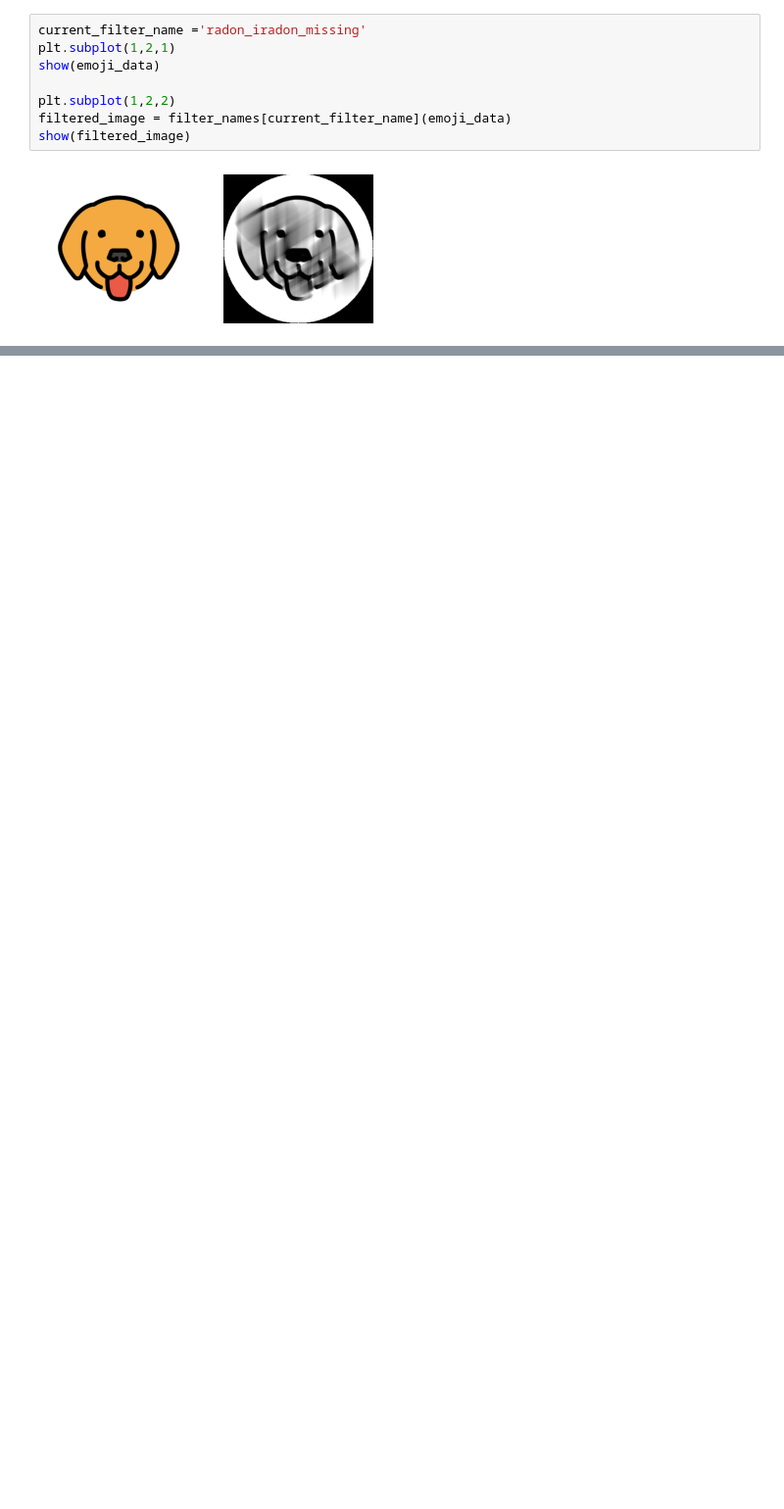
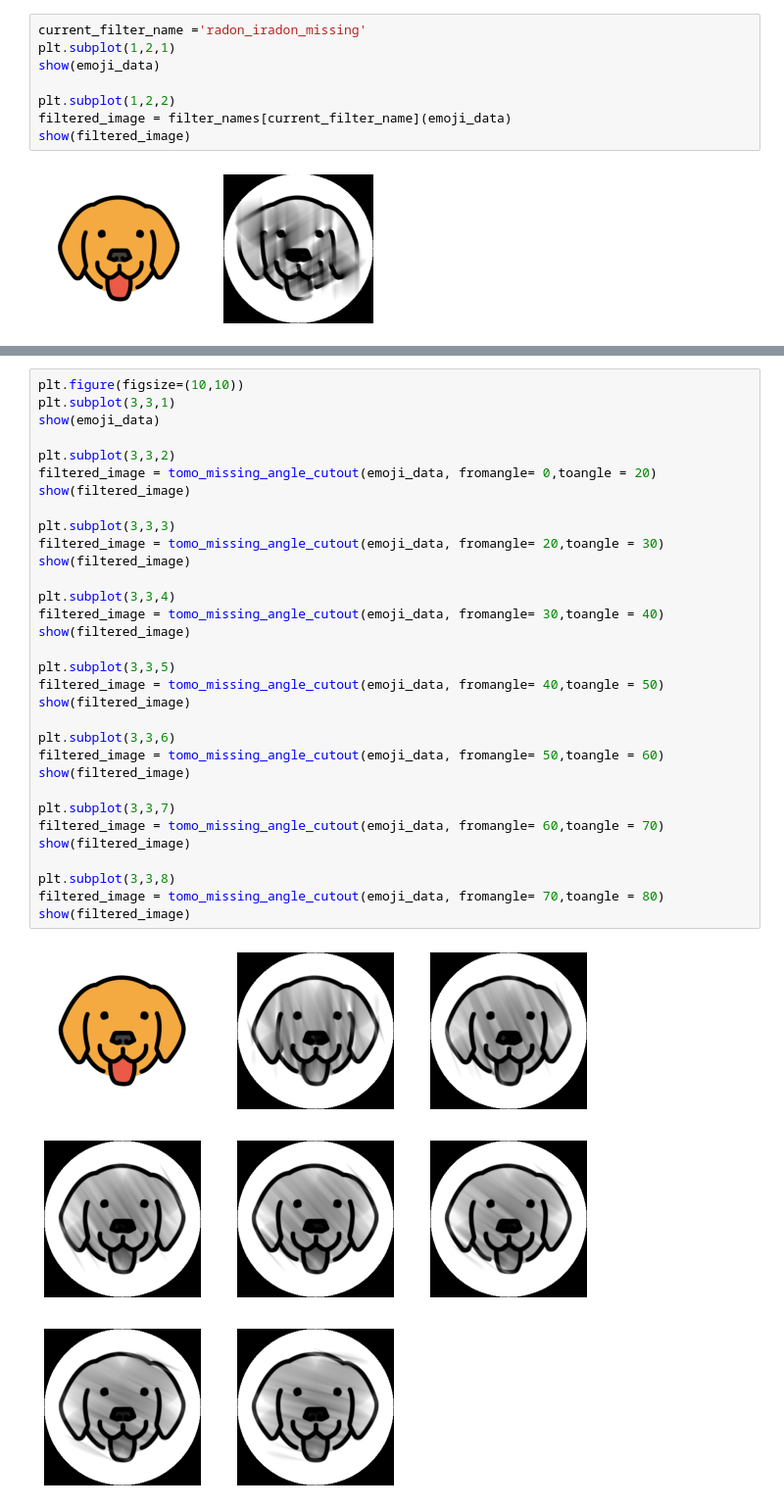
Before and after one commit to kolibril13/pyscript-emoji-skimage, a Jupyter notebook: pr-preview/pr-7/emoji_notebook.ipynb, the cells around one changed output, grey strips where cells are left out. Shown at 98% size. Cells and saved outputs as stored; diff of their text form; blank space fills up the shorter version.

```diff
--- a/pr-preview/pr-7/emoji_notebook.ipynb
+++ b/pr-preview/pr-7/emoji_notebook.ipynb
@@ -38,0 +118,34 @@ show(filtered_image)
+# %%
+plt.figure(figsize=(10,10))
+plt.subplot(3,3,1)
+show(emoji_data)
+
+plt.subplot(3,3,2)
+filtered_image = tomo_missing_angle_cutout(emoji_data, fromangle= 0,toangle = 20)
+show(filtered_image)
+
+plt.subplot(3,3,3)
+filtered_image = tomo_missing_angle_cutout(emoji_data, fromangle= 20,toangle = 30)
+show(filtered_image)
+
+plt.subplot(3,3,4)
+filtered_image = tomo_missing_angle_cutout(emoji_data, fromangle= 30,toangle = 40)
+show(filtered_image)
+
+plt.subplot(3,3,5)
+filtered_image = tomo_missing_angle_cutout(emoji_data, fromangle= 40,toangle = 50)
+show(filtered_image)
+
+plt.subplot(3,3,6)
+filtered_image = tomo_missing_angle_cutout(emoji_data, fromangle= 50,toangle = 60)
+show(filtered_image)
+
+plt.subplot(3,3,7)
+filtered_image = tomo_missing_angle_cutout(emoji_data, fromangle= 60,toangle = 70)
+show(filtered_image)
+
+plt.subplot(3,3,8)
+filtered_image = tomo_missing_angle_cutout(emoji_data, fromangle= 70,toangle = 80)
+show(filtered_image)
+# %% [output]
+[figure, added]
```
Also changed, not shown: parts of 7 cells of this notebook, 3 other files.
